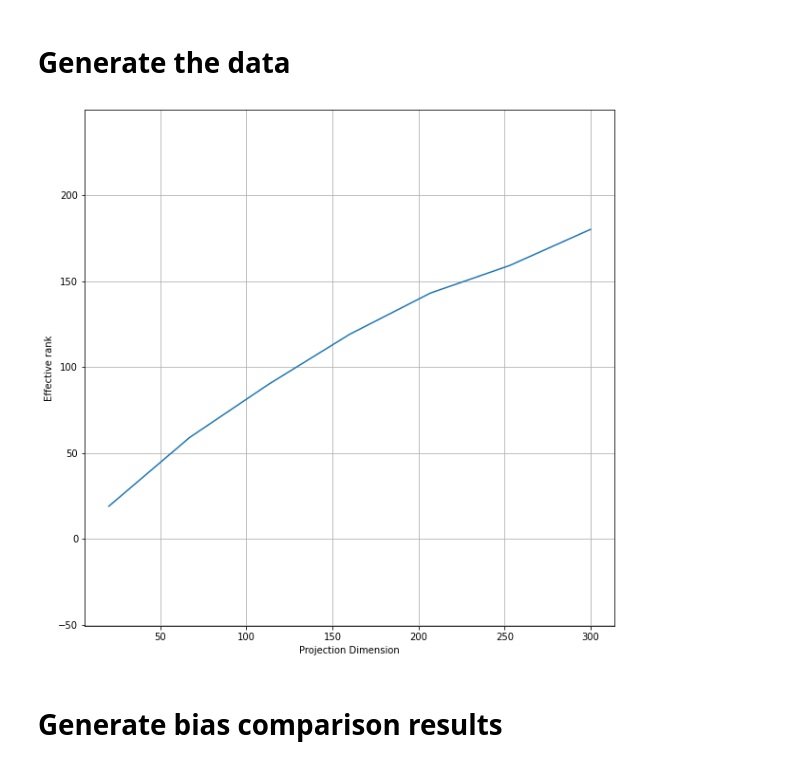
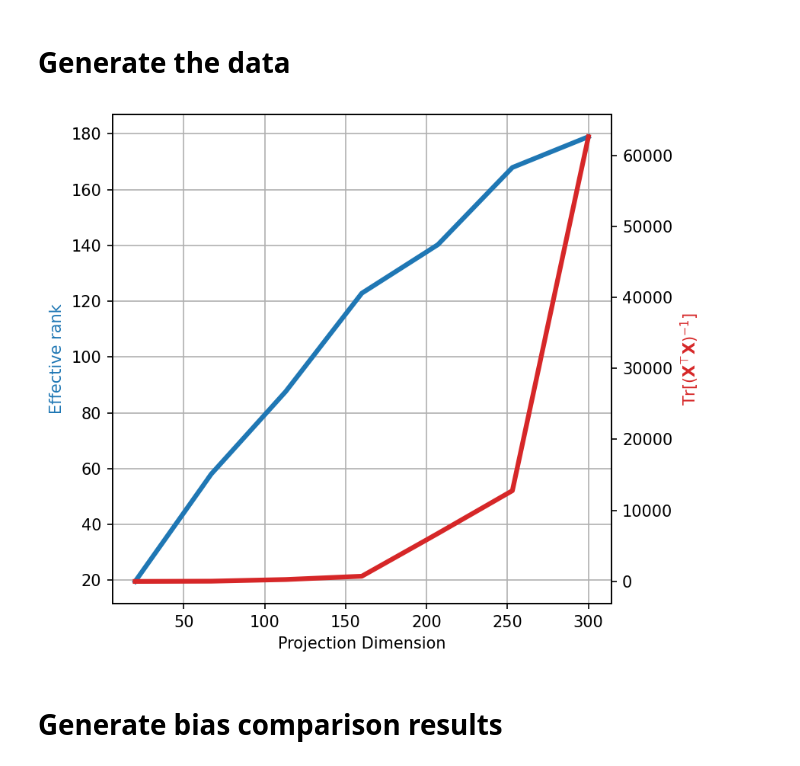
Before and after one commit to gradientinstitute/twostageridge, a Jupyter notebook: notebooks/dimensionality_effect.ipynb, the cells around one changed output. Drawn from its saved outputs; the diff is of its cells as text; code cells hidden in the pictures.

Commit message:
improved simulated dataset property plotting

```diff
--- a/notebooks/dimensionality_effect.ipynb
+++ b/notebooks/dimensionality_effect.ipynb
@@ -31,8 +34,7 @@ dim_steps = 7
 projected_dims = np.linspace(min_proj, max_proj, dim_steps).round().astype(int)
 N = 500
 rbf_gamma = 1.
-non_zero_proportion = 0.5
-
+non_zero_proportion = 1.
 
 # Latent confounders - X
 D = 5
@@ -42,21 +44,24 @@ cov_x = A @ A.T / D
 
 
 # Treatment - Z
-sig_eps = 0.5
+sig_eps = 0.4
 
 
 # Target - Y
-alpha = 1.0
-sig_nu = 1.0
+alpha = 0.3
+sig_nu = 0.7
 
 
 # Number of random dataset draws to create error bars
-S = 30
+S = 20
+
+# Number of folds to use for CV regularisation coefficient selection
+CV = 5
 
 
 # Real generative weights
-gamma_max = np.random.randn(max_proj) * np.random.binomial(n=1, p=non_zero_proportion, size=max_proj)
-beta_max = np.random.randn(max_proj) * np.random.binomial(n=1, p=non_zero_proportion, size=max_proj)
+gamma_max = np.random.randn(max_proj)# * np.random.binomial(n=1, p=non_zero_proportion, size=max_proj)
+beta_max = np.random.randn(max_proj)# * np.random.binomial(n=1, p=non_zero_proportion, size=max_proj)
 
 
 # Generation function
@@ -78,23 +83,36 @@ def generate_data(proj_D):
     return W, Y
 # %%
 # Effective rank
-erank = np.zeros_like(projected_dims)
+erank = np.zeros(dim_steps)
+inorms = np.zeros(dim_steps)
 for i, d in enumerate(projected_dims):
     W, _ = generate_data(d)
-    _, s, _ = np.linalg.svd(W)
+    X = W[:, 1:]
+    _, s, _ = np.linalg.svd(X)
     norm_s = np.abs(s).sum()
+    inorms[i] = np.abs(1. / s**2).sum()
     p = s / norm_s
     erank[i] = np.exp(-(p * np.log(p)).sum())
 
-plt.figure(figsize=(10, 10))
-plt.plot(projected_dims, erank)
-plt.grid()
-plt.axis("equal")
-plt.xlabel("Projection Dimension")
-plt.ylabel("Effective rank")
+fig, ax1 = plt.subplots(figsize=(6, 5), dpi=150)
+color = 'tab:blue'
+ax1.plot(projected_dims, erank, linewidth=3.)
+ax1.grid()
+ax1.axis("equal")
+ax1.axis("tight")
+ax1.set_xlabel("Projection Dimension")
+ax1.set_ylabel("Effective rank", color=color)
+
+ax2 = ax1.twinx()
+color = 'tab:red'
+ax2.plot(projected_dims, inorms, linewidth=3., color=color)
+ax2.axis("equal")
+ax2.axis("tight")
+ax2.set_ylabel("$\mathrm{Tr}[(\mathbf{X}^\\top \mathbf{X})^{-1}]$", color=color)
+fig.tight_layout()  # otherwise the right y-label is slightly clipped
 plt.show()
 # %% [output]
-[figure, old version]
+[figure, new version]
 # %% [markdown]
 # Generate bias comparison results
 # %%
```
Also changed, not shown: parts of 5 cells of this notebook, 1 other file.
